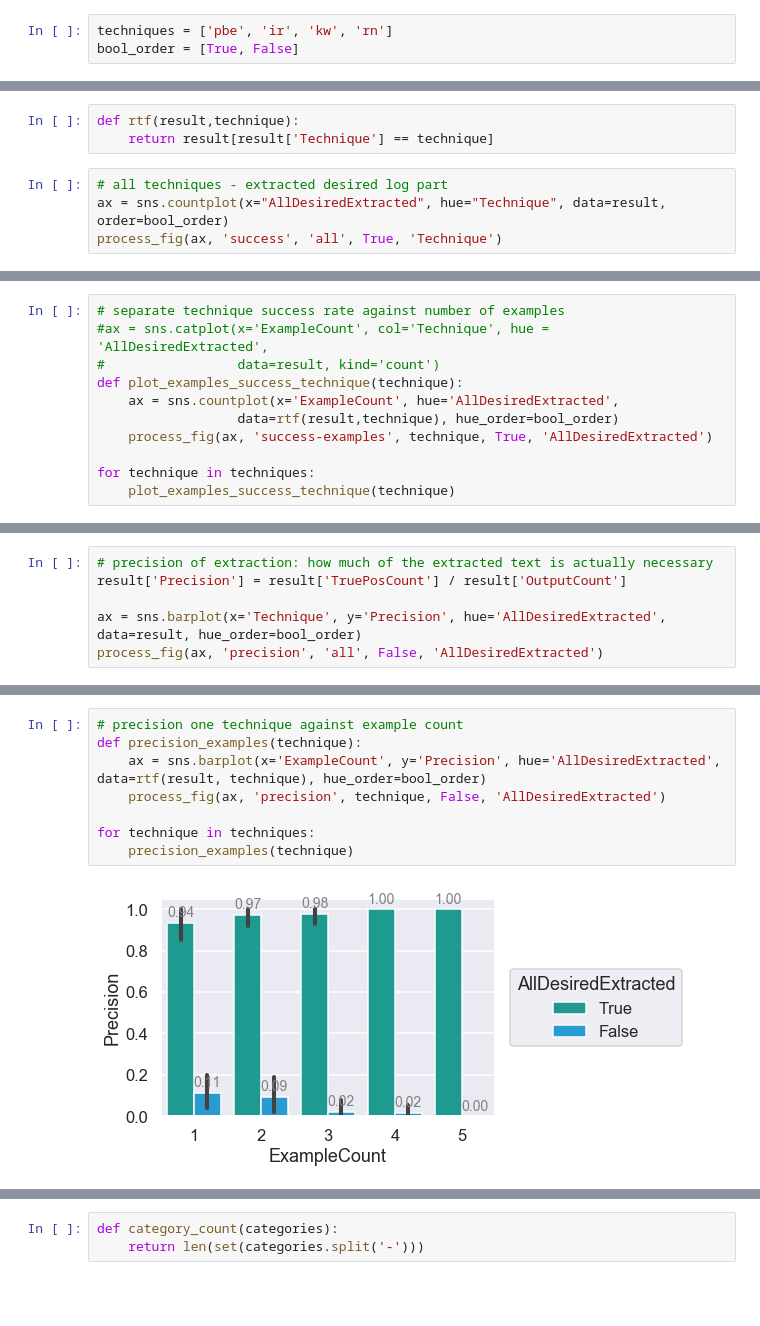
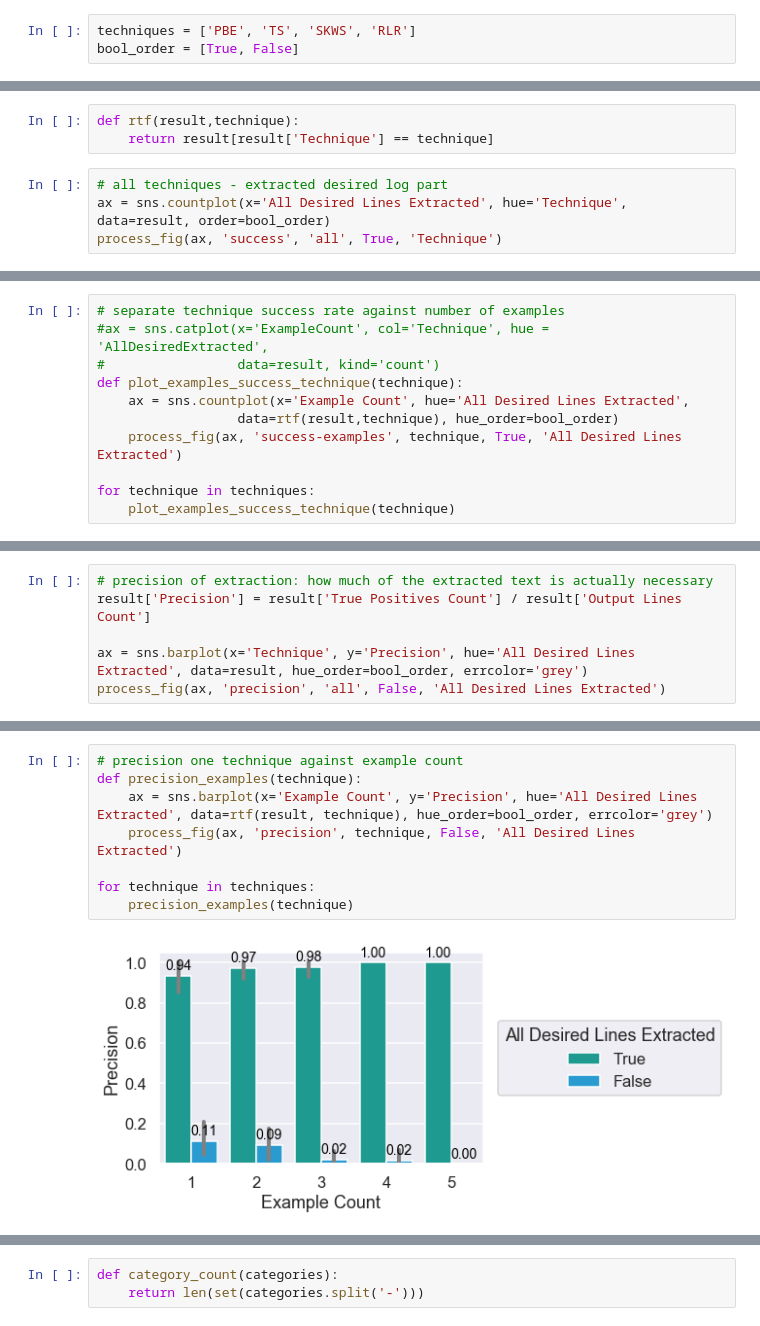
Before and after one commit to lacinoire/master-thesis, a Jupyter notebook: evaluation/results/big_study_data_analysis.ipynb, the cells around one changed output, grey strips where cells are left out. Cells and saved outputs as stored; diff of their text form; blank space fills up the shorter version.

```diff
--- a/evaluation/results/big_study_data_analysis.ipynb
+++ b/evaluation/results/big_study_data_analysis.ipynb
@@ -41,7 +41,7 @@ def process_fig(ax, name, technique, int_annotation, hue_title):
     plt.show()
     ax.clear()
 # %%
-techniques = ['pbe', 'ir', 'kw', 'rn']
+techniques = ['PBE', 'TS', 'SKWS', 'RLR']
 bool_order = [True, False]
 # %%
 pbe = pd.read_csv('pbe.csv')
@@ -85,6 +90,6 @@ def rtf(result,technique):
     return result[result['Technique'] == technique]
 # %%
 # all techniques - extracted desired log part
-ax = sns.countplot(x="AllDesiredExtracted", hue="Technique", data=result, order=bool_order)
+ax = sns.countplot(x='All Desired Lines Extracted', hue='Technique', data=result, order=bool_order)
 process_fig(ax, 'success', 'all', True, 'Technique')
 # %% [output]
@@ -94,9 +99,9 @@ process_fig(ax, 'success', 'all', True, 'Technique')
 #ax = sns.catplot(x='ExampleCount', col='Technique', hue = 'AllDesiredExtracted',
 #                 data=result, kind='count')
 def plot_examples_success_technique(technique):
-    ax = sns.countplot(x='ExampleCount', hue='AllDesiredExtracted',
+    ax = sns.countplot(x='Example Count', hue='All Desired Lines Extracted',
                   data=rtf(result,technique), hue_order=bool_order)
-    process_fig(ax, 'success-examples', technique, True, 'AllDesiredExtracted')
+    process_fig(ax, 'success-examples', technique, True, 'All Desired Lines Extracted')
 
 for technique in techniques:
     plot_examples_success_technique(technique)
@@ -133,7 +138,7 @@ See the caveats in the documentation: http://pandas.pydata.org/pandas-docs/stabl
 # %%
 # precision of extraction: how much of the extracted text is actually necessary
-result['Precision'] = result['TruePosCount'] / result['OutputCount']
+result['Precision'] = result['True Positives Count'] / result['Output Lines Count']
 
-ax = sns.barplot(x='Technique', y='Precision', hue='AllDesiredExtracted', data=result, hue_order=bool_order)
-process_fig(ax, 'precision', 'all', False, 'AllDesiredExtracted')
+ax = sns.barplot(x='Technique', y='Precision', hue='All Desired Lines Extracted', data=result, hue_order=bool_order, errcolor='grey')
+process_fig(ax, 'precision', 'all', False, 'All Desired Lines Extracted')
 # %% [output]
@@ -141,10 +146,10 @@ process_fig(ax, 'precision', 'all', False, 'AllDesiredExtracted')
 # %%
 # precision one technique against example count
 def precision_examples(technique):
-    ax = sns.barplot(x='ExampleCount', y='Precision', hue='AllDesiredExtracted', data=rtf(result, technique), hue_order=bool_order)
-    process_fig(ax, 'precision', technique, False, 'AllDesiredExtracted')
+    ax = sns.barplot(x='Example Count', y='Precision', hue='All Desired Lines Extracted', data=rtf(result, technique), hue_order=bool_order, errcolor='grey')
+    process_fig(ax, 'precision', technique, False, 'All Desired Lines Extracted')
 
 for technique in techniques:
     precision_examples(technique)
 # %% [output]
-[figure, old version]
+[figure, new version]
```
Also changed, not shown: parts of 14 cells of this notebook, 31 other files.
